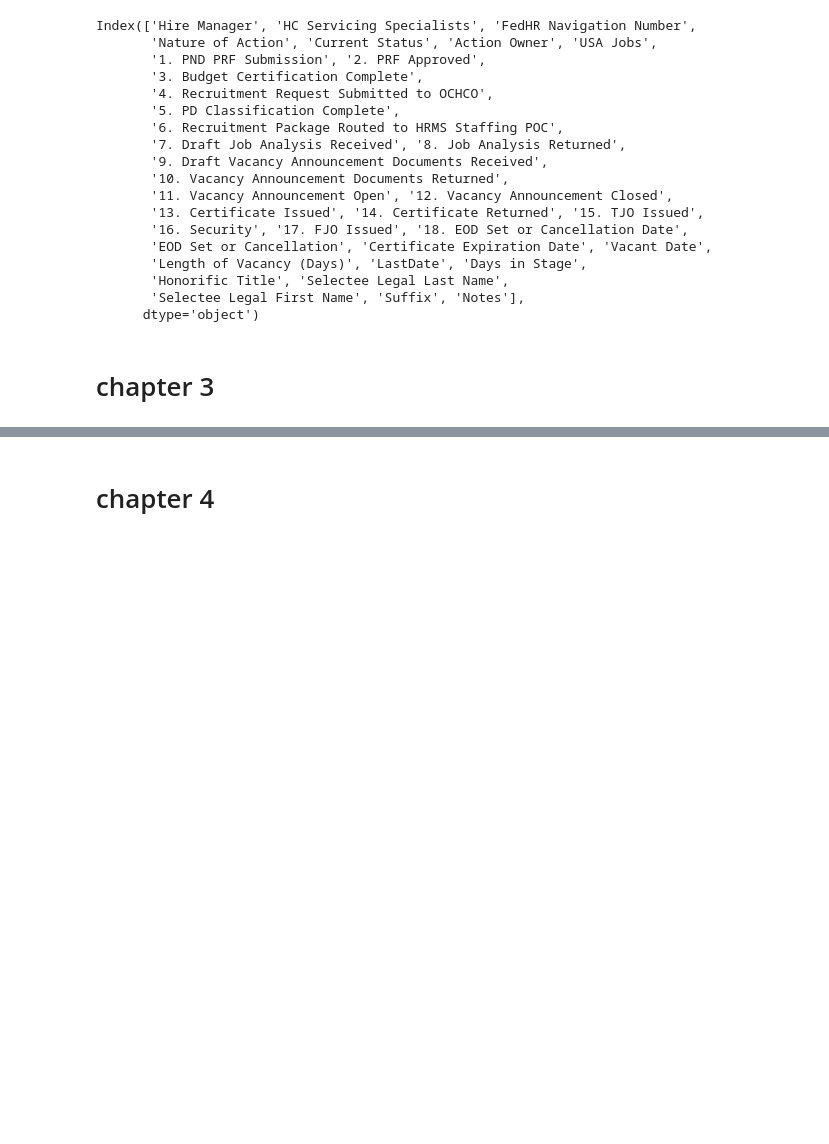
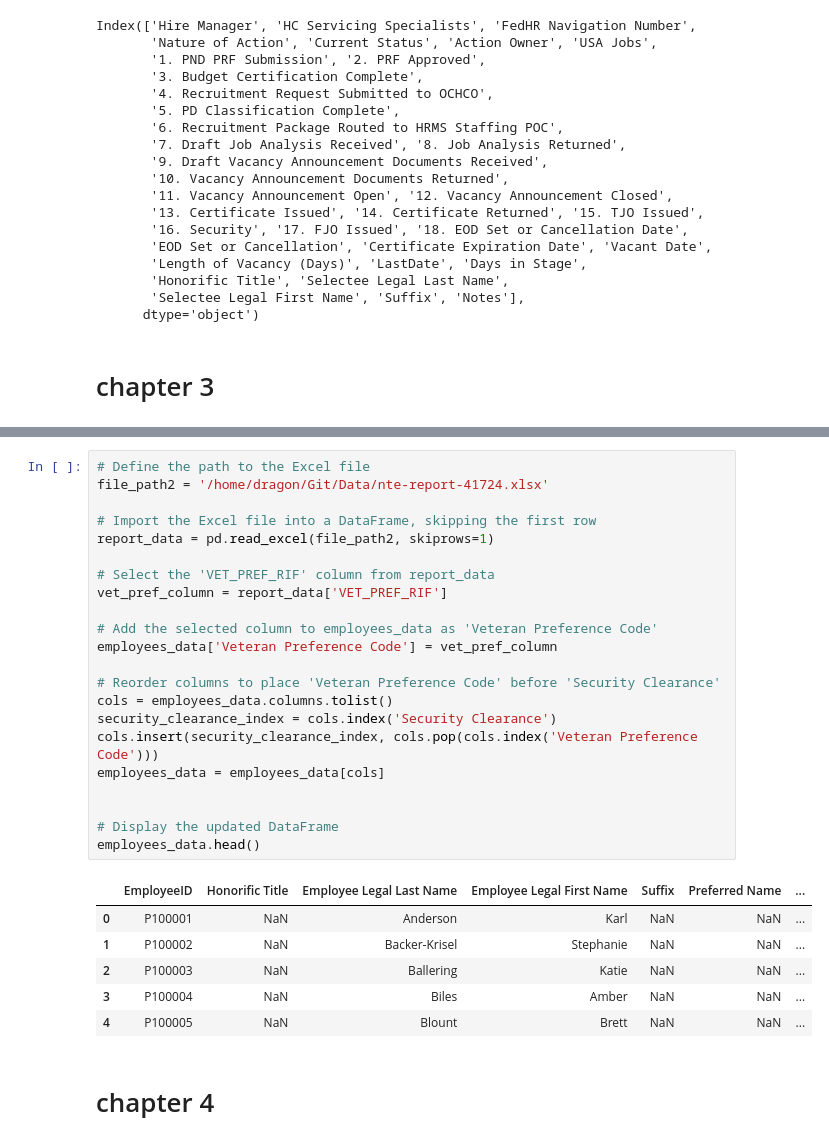
Before and after one commit to robertnesterodhiambo/robertnesterodhiambo-Data-analysis, a Jupyter notebook: ohsc/ohsc.ipynb, the cells around one changed output, grey strips where cells are left out. Saved outputs shown, nothing was run; the diff lists cells and outputs as text; blank space fills up the shorter version.

```diff
--- a/ohsc/ohsc.ipynb
+++ b/ohsc/ohsc.ipynb
@@ -422,3 +423,32 @@ employees_data
+# %%
+# Define the path to the Excel file
+file_path2 = '/home/dragon/Git/Data/nte-report-41724.xlsx'
+
+# Import the Excel file into a DataFrame, skipping the first row
+report_data = pd.read_excel(file_path2, skiprows=1)
+
+# Select the 'VET_PREF_RIF' column from report_data
+vet_pref_column = report_data['VET_PREF_RIF']
+
+# Add the selected column to employees_data as 'Veteran Preference Code'
+employees_data['Veteran Preference Code'] = vet_pref_column
+
+# Reorder columns to place 'Veteran Preference Code' before 'Security Clearance'
+cols = employees_data.columns.tolist()
+security_clearance_index = cols.index('Security Clearance')
+cols.insert(security_clearance_index, cols.pop(cols.index('Veteran Preference Code')))
+employees_data = employees_data[cols]
+
+
+# Display the updated DataFrame
+employees_data.head()
+# %% [output]
+|  | EmployeeID | Honorific Title | Employee Legal Last Name | Employee Legal First Name | Suffix | Preferred Name | ... |
+| 0 | P100001 | NaN | Anderson | Karl | NaN | NaN | ... |
+| 1 | P100002 | NaN | Backer-Krisel | Stephanie | NaN | NaN | ... |
+| 2 | P100003 | NaN | Ballering | Katie | NaN | NaN | ... |
+| 3 | P100004 | NaN | Biles | Amber | NaN | NaN | ... |
+| 4 | P100005 | NaN | Blount | Brett | NaN | NaN | ... |
 # %% [markdown]
 # chapter 4
 # %%
```
Also changed, not shown: parts of 3 cells of this notebook.
